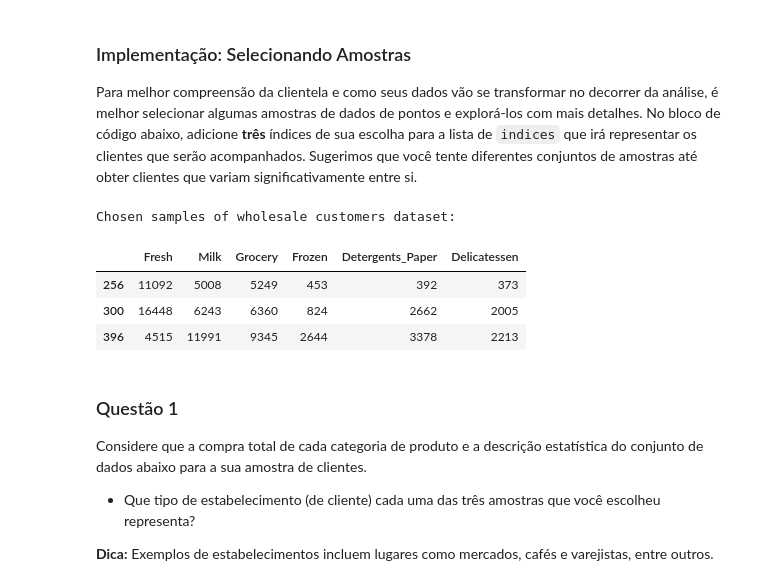
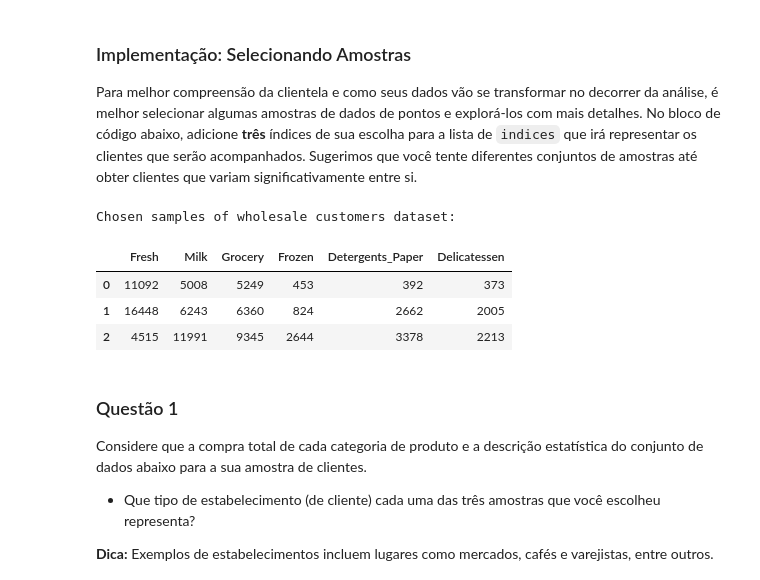
Before and after one commit to PabloGilvan/Customer-Segmentation, a Jupyter notebook: customer_segments_PT.ipynb, the cells around one changed output. Drawn from its saved outputs; the diff is of its cells as text; code cells hidden in the pictures.

```diff
--- a/customer_segments_PT.ipynb
+++ b/customer_segments_PT.ipynb
@@ -70,25 +70,25 @@ Para melhor compreensão da clientela e como seus dados vão se transformar no d
 # %%
 # TODO: Selecione três índices de sua escolha que você gostaria de obter como amostra do conjunto de dados
 indices = [256, 300, 396]
 
 # Crie um DataFrame das amostras escolhidas - .loc[indices]
 
 #Listar valores dentro de certo percentil dos dados.
 # aux = data[(data['Fresh'] >= np.percentile(data['Fresh'],50)) & (data['Fresh'] <= np.percentile(data['Fresh'],75))
 #           & (data['Milk'] >= np.percentile(data['Milk'],50)) & (data['Milk'] <= np.percentile(data['Milk'],75))
 #           & (data['Grocery'] >= np.percentile(data['Detergents_Paper'],50)) & (data['Detergents_Paper'] <= np.percentile(data['Grocery'],75))
 #           & (data['Detergents_Paper'] >= np.percentile(data['Detergents_Paper'],25)) & (data['Detergents_Paper'] <= np.percentile(data['Detergents_Paper'],50))]
 #ux = data[(data['Fresh'] == 11092) & (data['Milk'] == 5008) & (data['Grocery'] == 5249) & (data['Frozen'] == 453) & (data['Detergents_Paper'] == 392)]
 
-samples = pd.DataFrame(data, columns = data.keys()).reset_index(drop = True)
+samples = pd.DataFrame(data.loc[indices], columns = data.keys()).reset_index(drop = True)
 print "Chosen samples of wholesale customers dataset:"
-display(samples.loc[indices])
+display(samples)
 # %% [output]
 Chosen samples of wholesale customers dataset:
 |  | Fresh | Milk | Grocery | Frozen | Detergents_Paper | Delicatessen |
-| 256 | 11092 | 5008 | 5249 | 453 | 392 | 373 |
-| 300 | 16448 | 6243 | 6360 | 824 | 2662 | 2005 |
-| 396 | 4515 | 11991 | 9345 | 2644 | 3378 | 2213 |
+| 0 | 11092 | 5008 | 5249 | 453 | 392 | 373 |
+| 1 | 16448 | 6243 | 6360 | 824 | 2662 | 2005 |
+| 2 | 4515 | 11991 | 9345 | 2644 | 3378 | 2213 |
 # %% [markdown]
 ### Questão 1
 Considere que a compra total de cada categoria de produto e a descrição estatística do conjunto de dados abaixo para a sua amostra de clientes.
```
Also changed, not shown: parts of 25 cells of this notebook.
